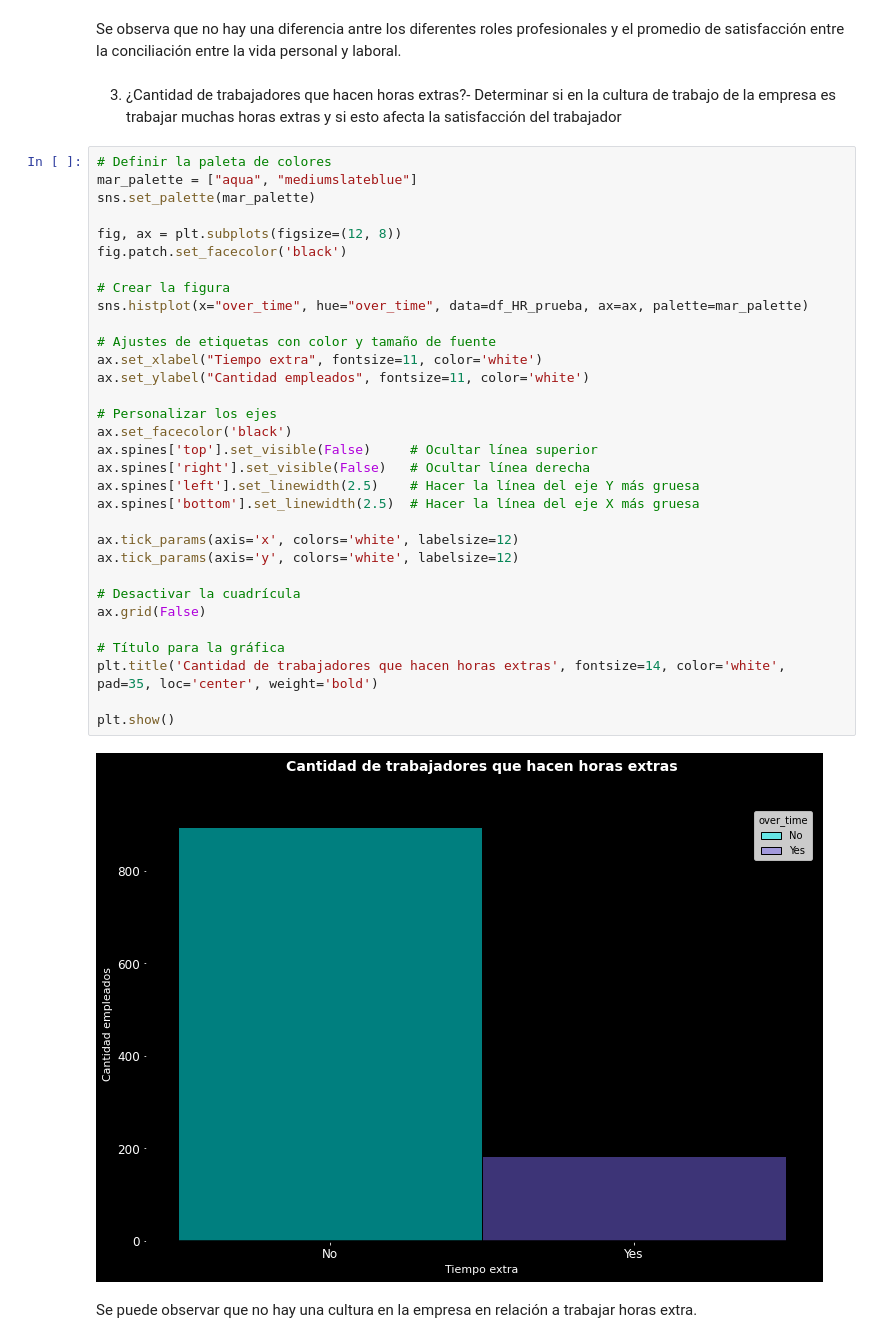
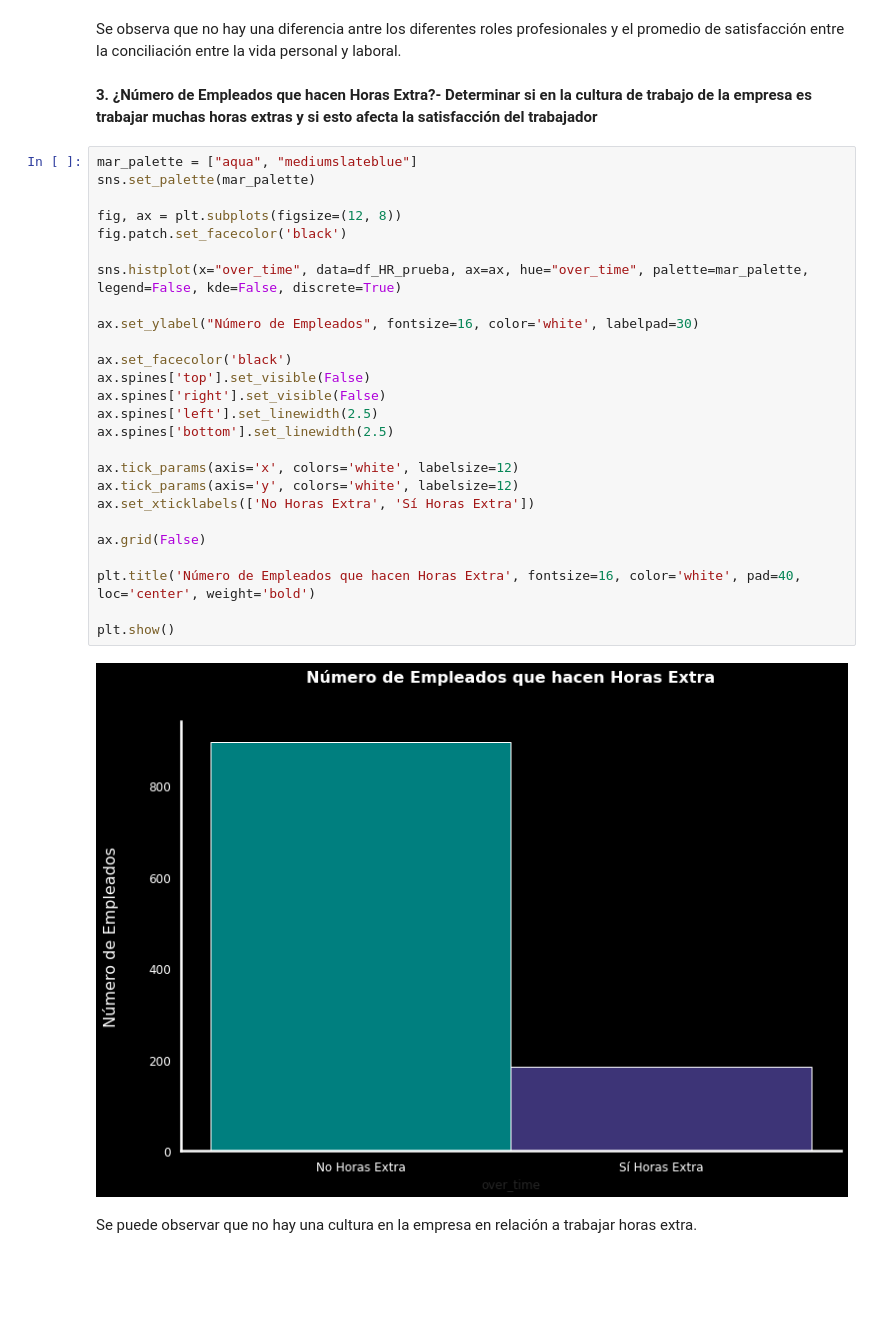
Before and after one commit to Paulamc1695/proyecto_da_promo_J_modulo_3, a Jupyter notebook: Fase_5_Analisis_estadisticos.ipynb, the cells around one changed output. Drawn from its saved outputs; the diff is of its cells as text; blank space fills up the shorter version.

```diff
--- a/Fase_5_Analisis_estadisticos.ipynb
+++ b/Fase_5_Analisis_estadisticos.ipynb
@@ -302,40 +287,34 @@ plt.show()
 # %% [markdown]
 Se observa que no hay una diferencia antre los diferentes roles profesionales y el promedio de satisfacción entre la conciliación entre la vida personal y laboral.
 # %% [markdown]
-3. ¿Cantidad de trabajadores que hacen horas extras?- Determinar si en la cultura de trabajo de la empresa es trabajar muchas horas extras y si esto afecta la satisfacción del trabajador
+**3. ¿Número de Empleados que hacen Horas Extra?- Determinar si en la cultura de trabajo de la empresa es trabajar muchas horas extras y si esto afecta la satisfacción del trabajador**
 # %%
-# Definir la paleta de colores
 mar_palette = ["aqua", "mediumslateblue"]
 sns.set_palette(mar_palette)
 
 fig, ax = plt.subplots(figsize=(12, 8))
 fig.patch.set_facecolor('black')
 
-# Crear la figura
-sns.histplot(x="over_time", hue="over_time", data=df_HR_prueba, ax=ax, palette=mar_palette)
+sns.histplot(x="over_time", data=df_HR_prueba, ax=ax, hue="over_time", palette=mar_palette, legend=False, kde=False, discrete=True)
 
-# Ajustes de etiquetas con color y tamaño de fuente
-ax.set_xlabel("Tiempo extra", fontsize=11, color='white')
-ax.set_ylabel("Cantidad empleados", fontsize=11, color='white')
+ax.set_ylabel("Número de Empleados", fontsize=16, color='white', labelpad=30)
 
-# Personalizar los ejes
 ax.set_facecolor('black')
-ax.spines['top'].set_visible(False)     # Ocultar línea superior
-ax.spines['right'].set_visible(False)   # Ocultar línea derecha
-ax.spines['left'].set_linewidth(2.5)    # Hacer la línea del eje Y más gruesa
-ax.spines['bottom'].set_linewidth(2.5)  # Hacer la línea del eje X más gruesa
+ax.spines['top'].set_visible(False)
+ax.spines['right'].set_visible(False)
+ax.spines['left'].set_linewidth(2.5)
+ax.spines['bottom'].set_linewidth(2.5)
 
 ax.tick_params(axis='x', colors='white', labelsize=12)
 ax.tick_params(axis='y', colors='white', labelsize=12)
+ax.set_xticklabels(['No Horas Extra', 'Sí Horas Extra'])
 
-# Desactivar la cuadrícula
 ax.grid(False)
 
-# Título para la gráfica
-plt.title('Cantidad de trabajadores que hacen horas extras', fontsize=14, color='white', pad=35, loc='center', weight='bold')
+plt.title('Número de Empleados que hacen Horas Extra', fontsize=16, color='white', pad=40, loc='center', weight='bold')
 
 plt.show()
 # %% [output]
-[figure, old version]
+[figure, new version]
 # %% [markdown]
 Se puede observar que no hay una cultura en la empresa en relación a trabajar horas extra.
```
Also changed, not shown: parts of 22 cells of this notebook.
